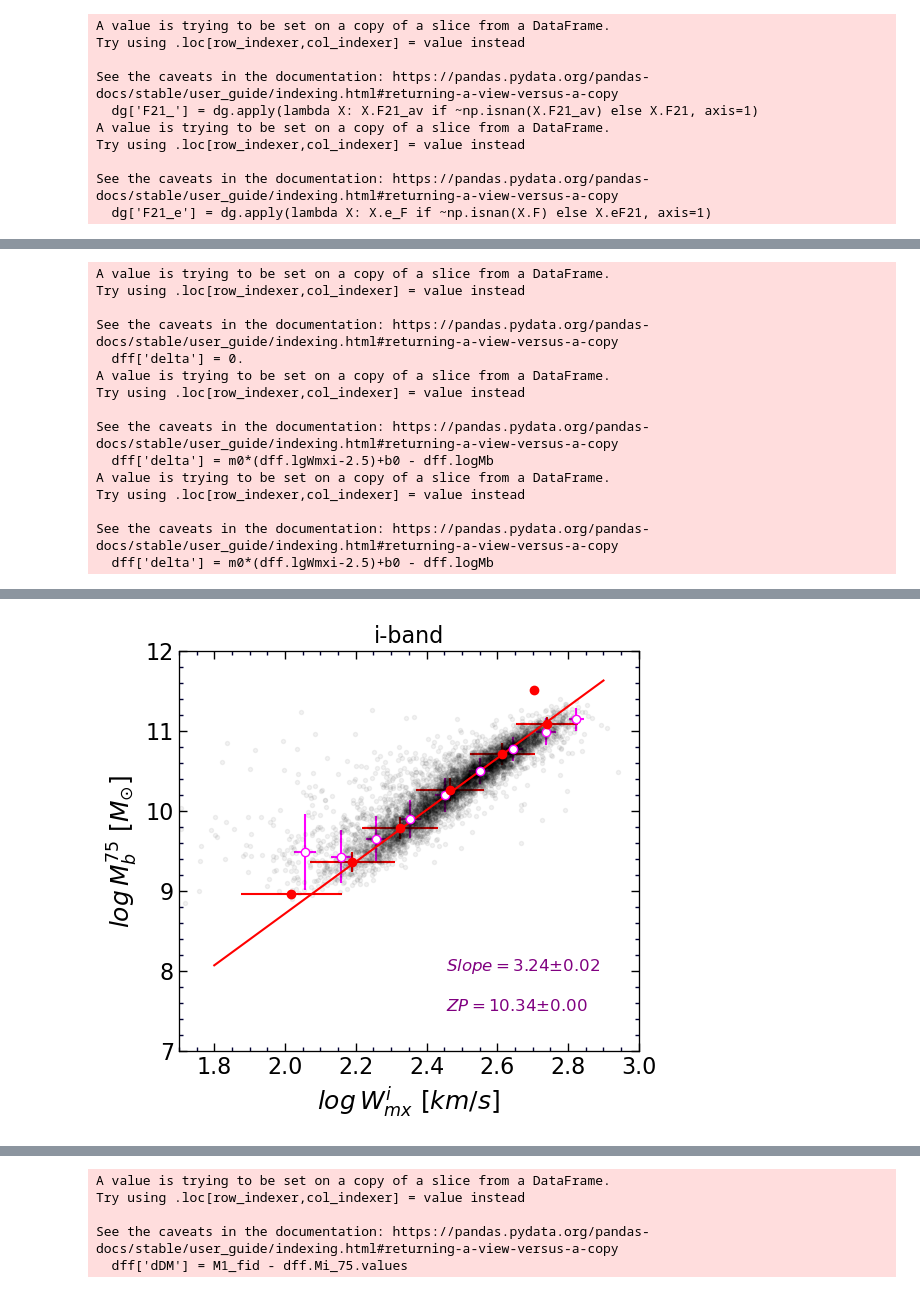
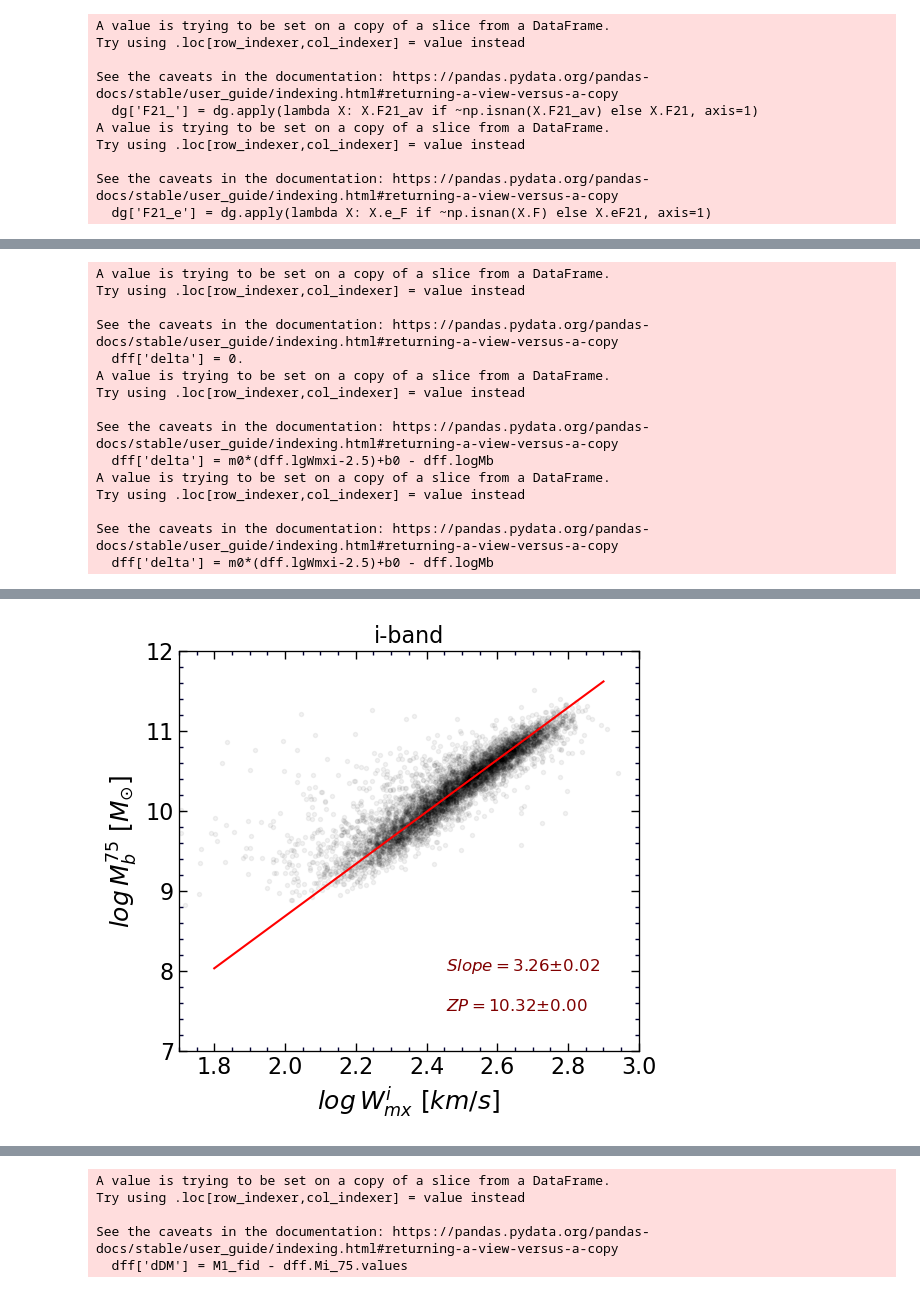
Before and after one commit to ekourkchi/test_TFRcatal, a Jupyter notebook: BTFR_i.ipynb, the cells around one changed output, grey strips where cells are left out. Cells and saved outputs as stored; diff of their text form; code cells hidden in the pictures.

Commit message:
adding more plots

```diff
--- a/BTFR_i.ipynb
+++ b/BTFR_i.ipynb
@@ -78,8 +78,8 @@ df['Mg_75'] = df['g***'] - df.DM_75
 df['Mr_75'] = df['r***'] - df.DM_75
 df['Mi_75'] = df['i***'] - df.DM_75
 df['Mz_75'] = df['z***'] - df.DM_75
-df['M1_75'] = np.asarray([np.float64(x) for x in df['w1'].values]) - df.DM_75.values
-df['M2_75'] = np.asarray([np.float64(x) for x in df['w2'].values]) - df.DM_75.values
+df['M1_75'] = np.asarray([np.float64(x) for x in df['w1***'].values]) - df.DM_75.values
+df['M2_75'] = np.asarray([np.float64(x) for x in df['w2***'].values]) - df.DM_75.values
 
 df['gi'] = df['g***'] - df['i***']
 
@@ -181,8 +181,12 @@ gamma = np.log10(0.5) + 0.4*5.91
 df['logMs_W1'] = gamma - 0.4*df['M1_75']
 df['Ms_W1'] = 10**df.logMs_W1
 
-alfa = 0.3586
-beta = 1.6479
+# alfa = 0.3467
+# beta = 1.6527
+
+alfa = 0.4356745719231558
+beta = 1.5772902772798747
+
 df['logMs_i'] = beta + alfa*df.gi - 0.4*df['Mi_75']
 df['Ms_i'] = 10**df.logMs_i
 
@@ -493,6 +582,15 @@ ax = plt.subplot(gs[p]) ; p+=1
 ax.plot(logW, logMass, 'k.', alpha=0.05)
 
 
+# ID = dff.index.values
+# for i in range(len(ID)):
+#     if ID[i] in PGC_outlier_1:
+#         ax.plot([logW[i]], [logMass[i]], 'r.', alpha=0.5)
+#     if ID[i] in PGC_outlier_2:
+#         ax.plot([logW[i]], [logMass[i]], 'b.', alpha=0.5)
+
+
+m0 = 3.26
 w = np.linspace(1.8,2.9,100)
 ax.plot(w, m0*(w-2.5) + b0, 'r-')
 print(m0,b0)
@@ -501,12 +599,9 @@ print(m0,b0)
 # ax.plot(w, m*(w-2.5)+b, 'b-')
 print(m,b)
 
-
-# m0 = mcfit.ab[1]
-# dm0 = mcfit.ab_err[1]
-# b0 = mcfit.ab[0]
-# db0 = mcfit.ab_err[0]
-# ax.plot(w, m0*(w-2.5)+b0, 'g-')
+# mf = mcfit.ab[1]
+# bf = mcfit.ab[0]
+# ax.plot(w, mf*(w-2.5)+bf, 'g-')
 
 ax.set_xlabel(r'$log \/ W_{mx}^i \/\/[km/s]$', fontsize=18)
 ax.set_ylabel(r'$log \/ M_b^{75} \/\/ [M_{\odot}]$', fontsize=18)
@@ -516,39 +611,39 @@ ax.set_title("i-band", fontsize=16)
 
 
 
-X = logW
-Y = logMass
-for i in np.arange(2,2.9,0.1):
-    xp = []
-    yp = []
-    for ii in range(len(X)):
-        xi = X[ii]
-        if xi>=i and xi<i+0.1:
-            xp.append(xi)
-            yp.append(Y[ii])
-    if len(xp)>0:
-        ax.errorbar(np.mean(xp), np.median(yp), yerr=np.std(yp), xerr=np.std(xp), fmt='o',
-                    color='magenta', ms=6, mfc='white')
+# X = logW
+# Y = logMass
+# for i in np.arange(2,2.9,0.1):
+#     xp = []
+#     yp = []
+#     for ii in range(len(X)):
+#         xi = X[ii]
+#         if xi>=i and xi<i+0.1:
+#             xp.append(xi)
+#             yp.append(Y[ii])
+#     if len(xp)>0:
+#         ax.errorbar(np.mean(xp), np.median(yp), yerr=np.std(yp), xerr=np.std(xp), fmt='o',
+#                     color='magenta', ms=6, mfc='white')
 
-for i in np.arange(8,12,0.5):
-    xp = []
-    yp = []
-    for ii in range(len(Y)):
-        xi = Y[ii]
-        if xi>=i and xi<i+0.5:
-            xp.append(xi)
-            yp.append(X[ii])
-    if len(xp)>0:
-        ax.errorbar(np.median(yp), np.median(xp), yerr=np.std(xp), xerr=np.std(yp), fmt='o',
-                    color='r', ms=6)
+# for i in np.arange(8,12,0.5):
+#     xp = []
+#     yp = []
+#     for ii in range(len(Y)):
+#         xi = Y[ii]
+#         if xi>=i and xi<i+0.5:
+#             xp.append(xi)
+#             yp.append(X[ii])
+#     if len(xp)>0:
+#         ax.errorbar(np.median(yp), np.median(xp), yerr=np.std(xp), xerr=np.std(yp), fmt='o',
+#                     color='r', ms=6)
 
 
 Ylm = ax.get_ylim() ; Xlm = ax.get_xlim()
 x0 = 0.42*Xlm[0]+0.58*Xlm[1]
 y0 = 0.80*Ylm[0]+0.2*Ylm[1]
-ax.text(x0,y0, r"$Slope = $"+"%.2f" % m0+'$\pm$'+"%.2f" % dm0, fontsize=12, color='purple')
+ax.text(x0,y0, r"$Slope = $"+"%.2f" % m0+'$\pm$'+"%.2f" % dm0, fontsize=12, color='maroon')
 y0 = 0.90*Ylm[0]+0.10*Ylm[1]
-ax.text(x0,y0, r"$ZP = $"+"%.2f" % b0+'$\pm$'+"%.2f" % db0, fontsize=12, color='purple')
+ax.text(x0,y0, r"$ZP = $"+"%.2f" % b0+'$\pm$'+"%.2f" % db0, fontsize=12, color='maroon')
 # %% [output]
 A value is trying to be set on a copy of a slice from a DataFrame.
 Try using .loc[row_indexer,col_indexer] = value instead
@@ -573 +668 @@ Text(2.4539999999999997, 7.5, '$ZP = $10.34$\\pm$0.00')
-[figure, old version]
+[figure, new version]
```
Also changed, not shown: parts of 12 cells of this notebook, 4 other files.
